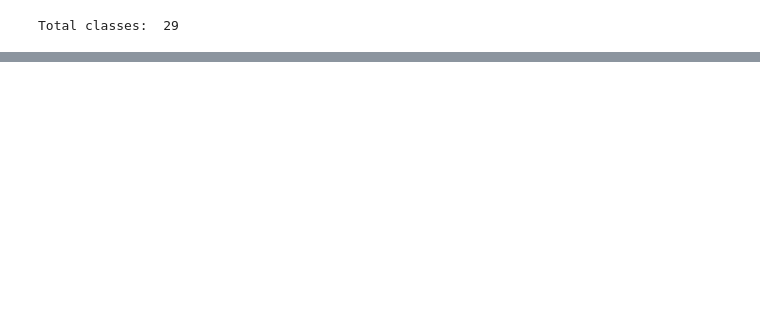
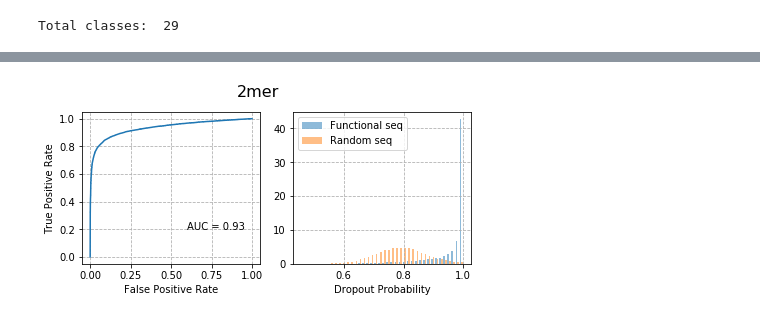
Before and after one commit to bioinformatics-sannio/ncrna-deep, a Jupyter notebook: experiment-dropout-rejection.ipynb, the cells around one changed output, grey strips where cells are left out. Drawn from its saved outputs; the diff is of its cells as text; code cells hidden in the pictures; blank space fills up the shorter version.

```diff
--- a/experiment-dropout-rejection.ipynb
+++ b/experiment-dropout-rejection.ipynb
@@ -41,7 +41,7 @@ set_random_seed(2)
 
 padd = 'new' # CHANGE HERE to select other padding schemas (new, constant, random)
 
-en = seqEncoders[5] # CHANGE HERE to select different encoders
+en = seqEncoders[1] # CHANGE HERE to select different encoders
 
 
 batch_size = 32
@@ -97,20 +118,29 @@ test_seq_rnd = keras.utils.to_categorical(test_seq_rnd)
 
 
 mc = 50
-maxp_rnd = np.zeros((len(test_seq_rnd)))
-maxp_nornd = np.zeros((len(test_seq_rnd)))
+maxp_rnd = np.empty((len(test_seq_rnd),mc))
+maxp_nornd = np.empty((len(test_seq),mc)) #np.zeros((len(test_seq_rnd)))
 maxp_train = np.zeros((len(train_seq)))
+argmaxp_rnd = np.empty((len(test_seq_rnd),mc))
+argmaxp_nornd = np.empty((len(test_seq),mc)) #np.zeros((len(test_seq_rnd)))
+
+
 
 for i in range(mc):
     preds_nornd=model_mc([test_seq,1])
-    maxp_nornd = maxp_nornd + np.amax(preds_nornd[0],1)
+    maxp_nornd[:,i]=np.amax(preds_nornd[0],1)
+    argmaxp_nornd[:,i]=np.argmax(preds_nornd[0],1)
+
 
     preds_train=model_mc([train_seq,1])
     maxp_train = maxp_train + np.amax(preds_train[0],1)
 
     preds_rnd=model_mc([test_seq_rnd,1])
-    maxp_rnd = maxp_rnd + np.amax(preds_rnd[0],1)
+    maxp_rnd[:,i]=np.amax(preds_rnd[0],1)
+    argmaxp_rnd[:,i]=np.argmax(preds_rnd[0],1)
 
-maxp_rnd = maxp_rnd/mc
-maxp_nornd = maxp_nornd/mc
+
+
+#maxp_rnd = maxp_rnd/mc
+#maxp_nornd = maxp_nornd/mc
 maxp_train = maxp_train/mc
@@ -128,0 +147,7 @@ print('Accuracy of rejection: %.2f' % ((tp+tn)/tot))
+# %%
+vars_nornd = np.var(maxp_nornd,1)
+vars_rnd = np.var(maxp_rnd,1)
+means_nornd = np.mean(maxp_nornd,1)
+means_rnd = np.mean(maxp_rnd,1)
+unique_nornd = np.unique(maxp_nornd,return_counts=True,axis=1)
+unique_rnd = np.unique(maxp_rnd,return_counts=True,axis=1)
@@ -129,32 +173,34 @@ print('Accuracy of rejection: %.2f' % ((tp+tn)/tot))
 # %%
 from sklearn.metrics import roc_curve
 from sklearn.metrics import roc_auc_score
 from matplotlib import pyplot
 
 
-pred_prob = np.concatenate([maxp_nornd, maxp_rnd])
-true_class = np.concatenate([np.ones(len(maxp_nornd)), np.zeros(len(maxp_rnd))])
+pred_prob = np.concatenate([means_nornd, means_rnd])
+true_class = np.concatenate([np.ones(len(means_nornd)), np.zeros(len(means_rnd))])
 
 ns_auc = roc_auc_score(true_class, pred_prob)
 ns_fpr, ns_tpr, _ = roc_curve(true_class, pred_prob)
 
 
 fig, axs = pyplot.subplots(1, 2, constrained_layout=True,figsize=(6,3))
 fig.suptitle(en['filename'], fontsize=16)
 
 #pyplot.figure(figsize=(6,3))
 axs[0].plot(ns_fpr, ns_tpr, linestyle='-')
 axs[0].text(0.6, 0.2, 'AUC = %.2f' % ns_auc)
 axs[0].grid(linestyle='--')
 axs[0].set_xlabel('False Positive Rate')
 axs[0].set_ylabel('True Positive Rate')
 
-axs[1].hist([maxp_nornd, maxp_rnd], bins='auto', density=True, alpha=0.5, label=['Functional seq', 'Random seq'])
+axs[1].hist([means_nornd, means_rnd], bins='auto', density=True, alpha=0.5, label=['Functional seq', 'Random seq'])
 
 axs[1].legend(loc='upper left')
 axs[1].grid(linestyle='--')
 axs[1].set_xlabel('Dropout Probability')
 
 #
 pyplot.savefig('figs/plot_rejection_'+en['filename']+'.pdf')
 pyplot.show()
+# %% [output]
+[figure, added]
```
Also changed, not shown: parts of 6 cells of this notebook, 7 other files.
